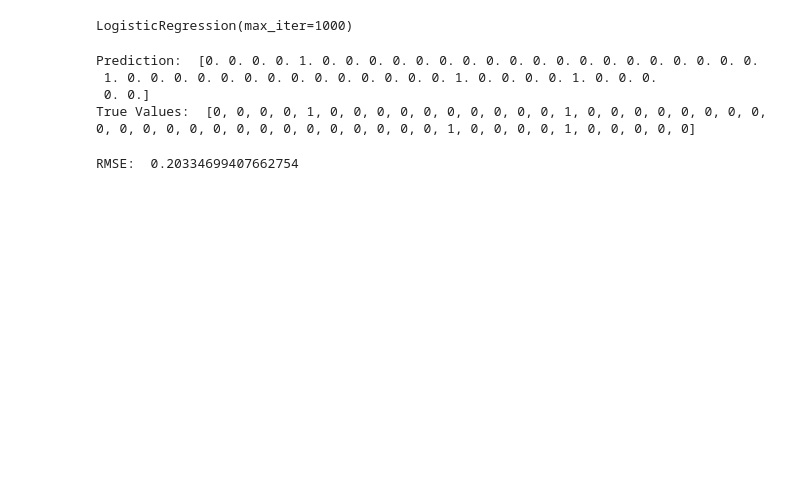
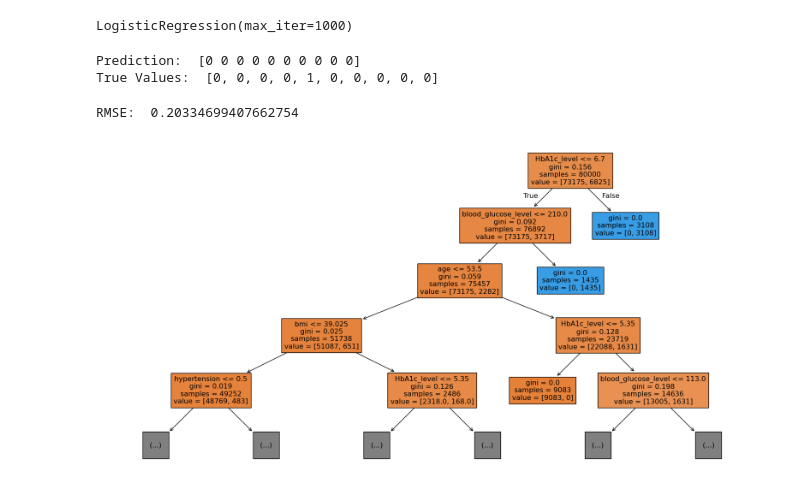
Before and after one commit to naegaic/diabetes-prediction, a Jupyter notebook: main.ipynb, the cells around one changed output. Cells and saved outputs as stored; diff of their text form; code cells hidden in the pictures; blank space fills up the shorter version.

```diff
--- a/main.ipynb
+++ b/main.ipynb
@@ -91,5 +84,8 @@ pred = strat_train_set.copy()
 # %%
-pred = pred.drop(columns=['gender', 'smoking_history'])
+df_smoking = strat_train_set["smoking_history"].copy()
+df_gender = strat_train_set["gender"].copy()
+strat_train_set = strat_train_set.drop(['gender', 'smoking_history'], axis=1)
+pred = strat_train_set.copy()
 # %%
 pred
 # %% [output]
@@ -156,8 +150,3 @@ imputer = SimpleImputer(missing_values=np.nan, strategy="mean")
 imputer.fit(df_sm_1hot)
 # %% [output]
 SimpleImputer()
-# %%
-from sklearn.linear_model import LinearRegression
-
-lin_reg = LinearRegression()
-lin_reg.fit(pred, pred_labels)
@@ -184,6 +194,6 @@ lin_rmse
 # %%
-from sklearn.tree import DecisionTreeRegressor
+from sklearn.tree import DecisionTreeClassifier
 
-tree_reg = DecisionTreeRegressor()
-tree_reg.fit(pred, pred_labels)
+tree_classifier = DecisionTreeClassifier()
+tree_classifier.fit(pred, pred_labels)
 # %% [output]
@@ -228,14 +232,21 @@ test_labels = test_set["diabetes"].copy()
 test_prepared = test_set.drop(["diabetes", "gender", "smoking_history"], axis=1)
 test_set_pred = logistic_reg.predict(test_prepared)
 # %%
-print("Prediction: ", test_set_pred[:50])
-print("True Values: ", list(test_labels)[:50])
+print("Prediction: ", test_set_pred[:10])
+print("True Values: ", list(test_labels)[:10])
+# print([list(test_labels)[i] - test_set_pred[i] for i in range(100)])
 # %% [output]
-Prediction:  [0. 0. 0. 0. 1. 0. 0. 0. 0. 0. 0. 0. 0. 0. 0. 0. 0. 0. 0. 0. 0. 0. 0. 0.
- 1. 0. 0. 0. 0. 0. 0. 0. 0. 0. 0. 0. 0. 0. 0. 1. 0. 0. 0. 0. 1. 0. 0. 0.
- 0. 0.]
-True Values:  [0, 0, 0, 0, 1, 0, 0, 0, 0, 0, 0, 0, 0, 0, 0, 1, 0, 0, 0, 0, 0, 0, 0, 0, 0, 0, 0, 0, 0, 0, 0, 0, 0, 0, 0, 0, 0, 0, 0, 1, 0, 0, 0, 0, 1, 0, 0, 0, 0, 0]
+Prediction:  [0 0 0 0 0 0 0 0 0 0]
+True Values:  [0, 0, 0, 0, 1, 0, 0, 0, 0, 0]
 # %%
 mse(test_labels, test_set_pred)
 # %% [output]
 RMSE:  0.20334699407662754
+# %%
+from sklearn.tree import plot_tree
+
+plt.figure(figsize=(20, 10))
+plot_tree(tree_classifier, feature_names=pred.columns, filled=True, max_depth=4)  # Added max_depth for better visualization
+plt.show()
+# %% [output]
+[figure, added]
```
Also changed, not shown: parts of 23 cells of this notebook.
